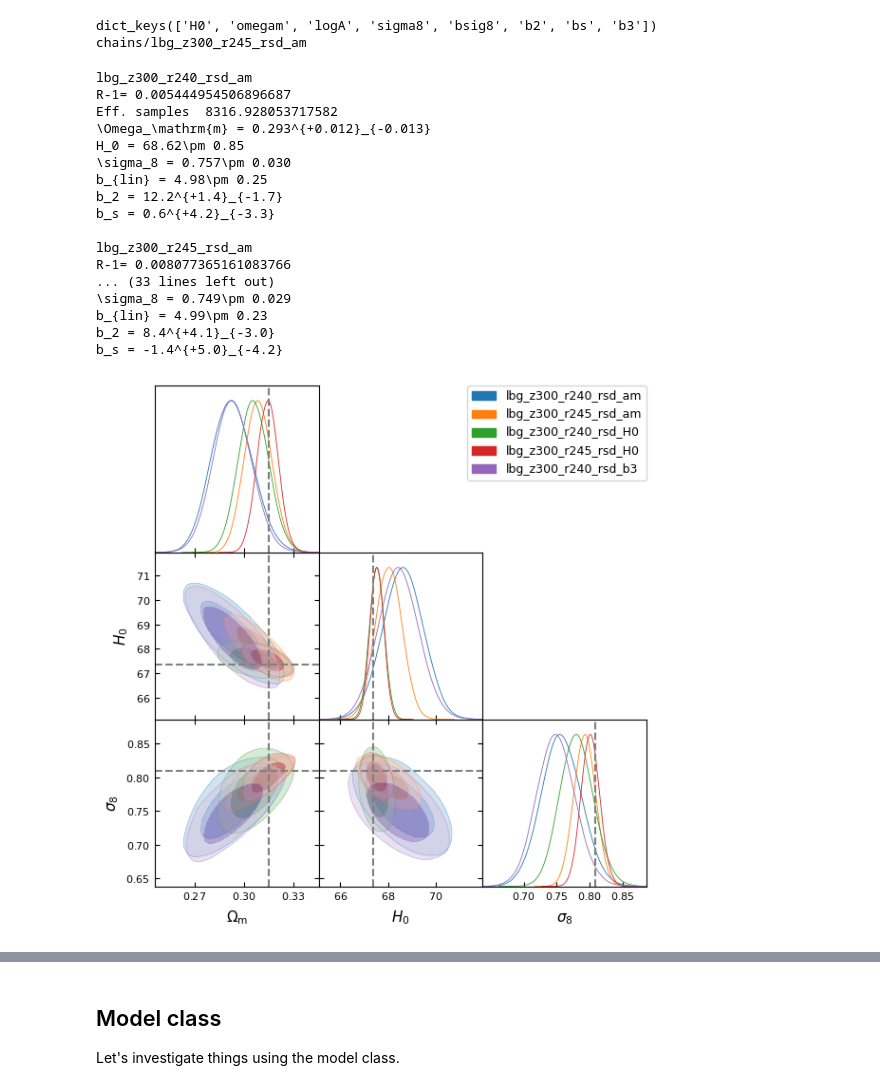
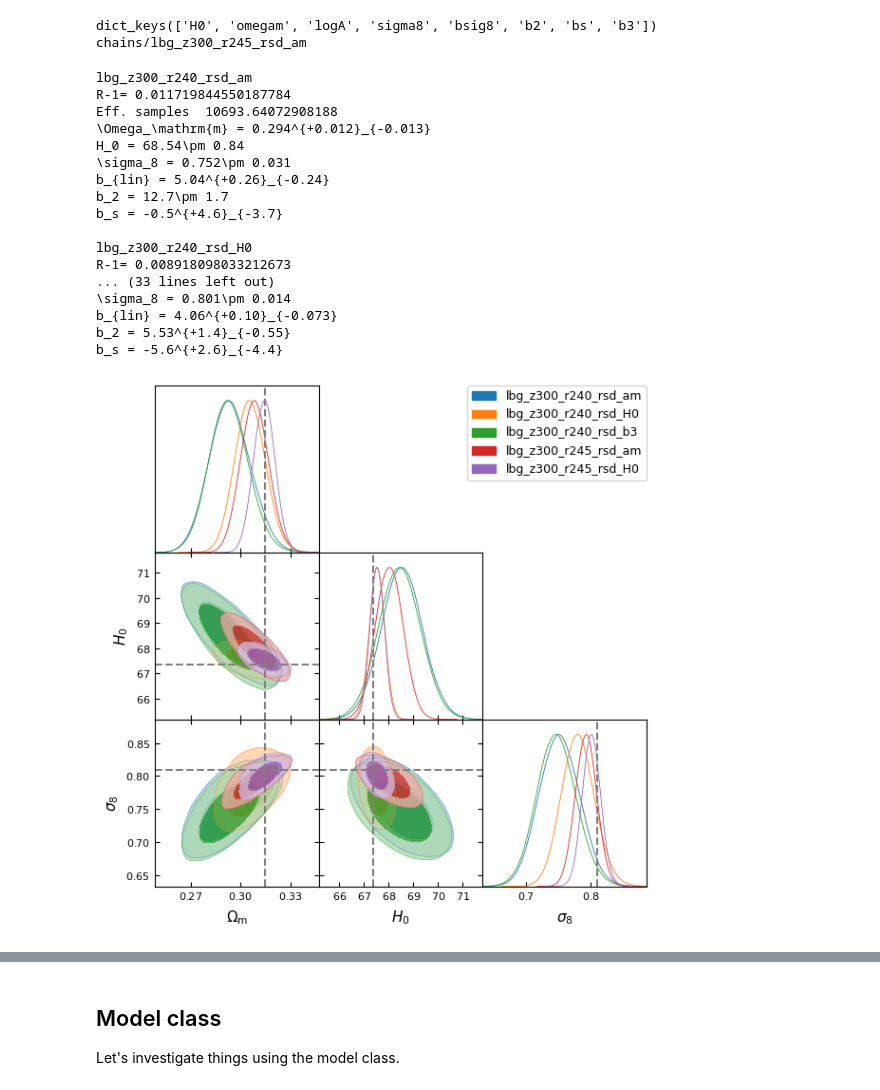
Before and after one commit to martinjameswhite/AbacusLBG, a Jupyter notebook: Cobaya/ViewChain.ipynb, the cells around one changed output, grey strips where cells are left out. Cells and saved outputs as stored; diff of their text form; code cells hidden in the pictures.

Commit message:
Longer chains.

```diff
--- a/Cobaya/ViewChain.ipynb
+++ b/Cobaya/ViewChain.ipynb
@@ -49,10 +49,10 @@ legnd  = []
 icol   = 0
 for yaml in [\
             "lbg_z300_r240_rsd_am.yaml",\
+            "lbg_z300_r240_rsd_H0.yaml",\
+            "lbg_z300_r240_rsd_b3.yaml",\
             "lbg_z300_r245_rsd_am.yaml",\
-            "lbg_z300_r240_rsd_H0.yaml",\
             "lbg_z300_r245_rsd_H0.yaml",\
-            "lbg_z300_r240_rsd_b3.yaml",\
             ]:
     info= yaml_load_file(db + yaml)
     cc  = loadMCSamples(db + info["output"],no_cache=True,\
@@ -75,47 +75,47 @@ for cc in chains:
         print( cc.getInlineLatex(k) )
 # %% [output]
 lbg_z300_r240_rsd_am
-R-1= 0.005444954506896687
-Eff. samples  8316.928053717582
-\Omega_\mathrm{m} = 0.293^{+0.012}_{-0.013}
-H_0 = 68.62\pm 0.85
-\sigma_8 = 0.757\pm 0.030
-b_{lin} = 4.98\pm 0.25
-b_2 = 12.2^{+1.4}_{-1.7}
-b_s = 0.6^{+4.2}_{-3.3}
+R-1= 0.011719844550187784
+Eff. samples  10693.64072908188
+\Omega_\mathrm{m} = 0.294^{+0.012}_{-0.013}
+H_0 = 68.54\pm 0.84
+\sigma_8 = 0.752\pm 0.031
+b_{lin} = 5.04^{+0.26}_{-0.24}
+b_2 = 12.7\pm 1.7
+b_s = -0.5^{+4.6}_{-3.7}
 
-lbg_z300_r245_rsd_am
-R-1= 0.008077365161083766
+lbg_z300_r240_rsd_H0
+R-1= 0.008918098033212673
 ... (33 lines left out)
-\sigma_8 = 0.749\pm 0.029
-b_{lin} = 4.99\pm 0.23
-b_2 = 8.4^{+4.1}_{-3.0}
-b_s = -1.4^{+5.0}_{-4.2}
+\sigma_8 = 0.801\pm 0.014
+b_{lin} = 4.06^{+0.10}_{-0.073}
+b_2 = 5.53^{+1.4}_{-0.55}
+b_s = -5.6^{+2.6}_{-4.4}
 # %%
 #for cc in chains:
 #    print(cc.getNumSampleSummaryText())
 # %%
 # Do the corner plot.
 g = gdplt.get_subplot_plotter()
 g.triangle_plot(chains,\
                 ["omegam","H0","sigma8"],\
                 colors=clist,\
                 line_args=llist,\
                 legend_labels=legnd,\
-                filled=True,alphas=[0.5]*len(chains))
+                filled=True,alphas=[0.75]*len(chains))
 for irow in range(3):
     g.subplots[irow,0].axvline(0.315,color='grey',ls='--')
 for irow in range(1,3):
     g.subplots[irow,1].axvline(67.36,color='grey',ls='--')
 for irow in range(2,3):
     g.subplots[irow,2].axvline(0.809,color='grey',ls='--')
 for icol in range(2):
     g.subplots[2,icol].axhline(0.809,color='grey',ls='--')
 for icol in range(1):
     g.subplots[1,icol].axhline(67.36,color='grey',ls='--')
 g.export('corner_plot.png')
 # %% [output]
-[figure, old version]
+[figure, new version]
 # %%
 # Look at some 1D posteriors.
 if (len(legnd)>3):
```
Also changed, not shown: parts of 7 cells of this notebook.
